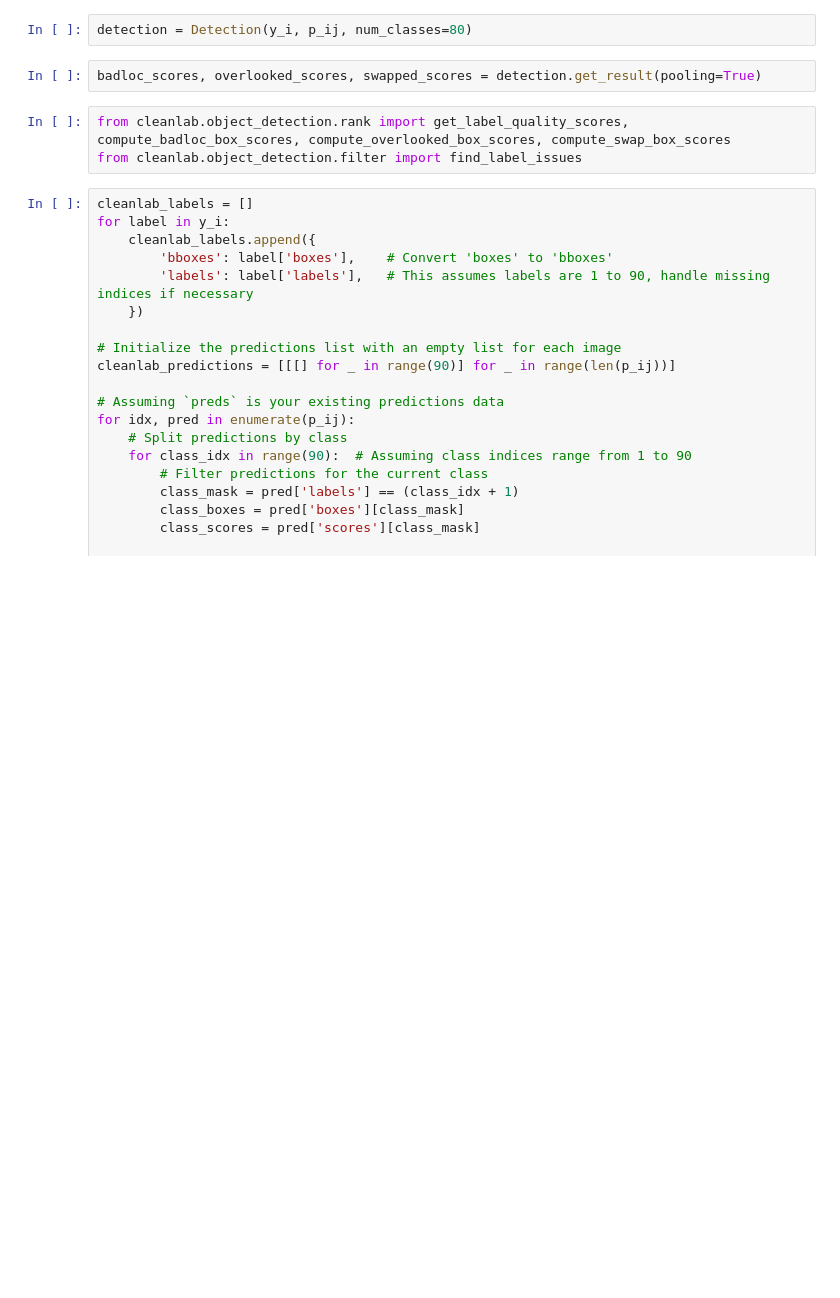
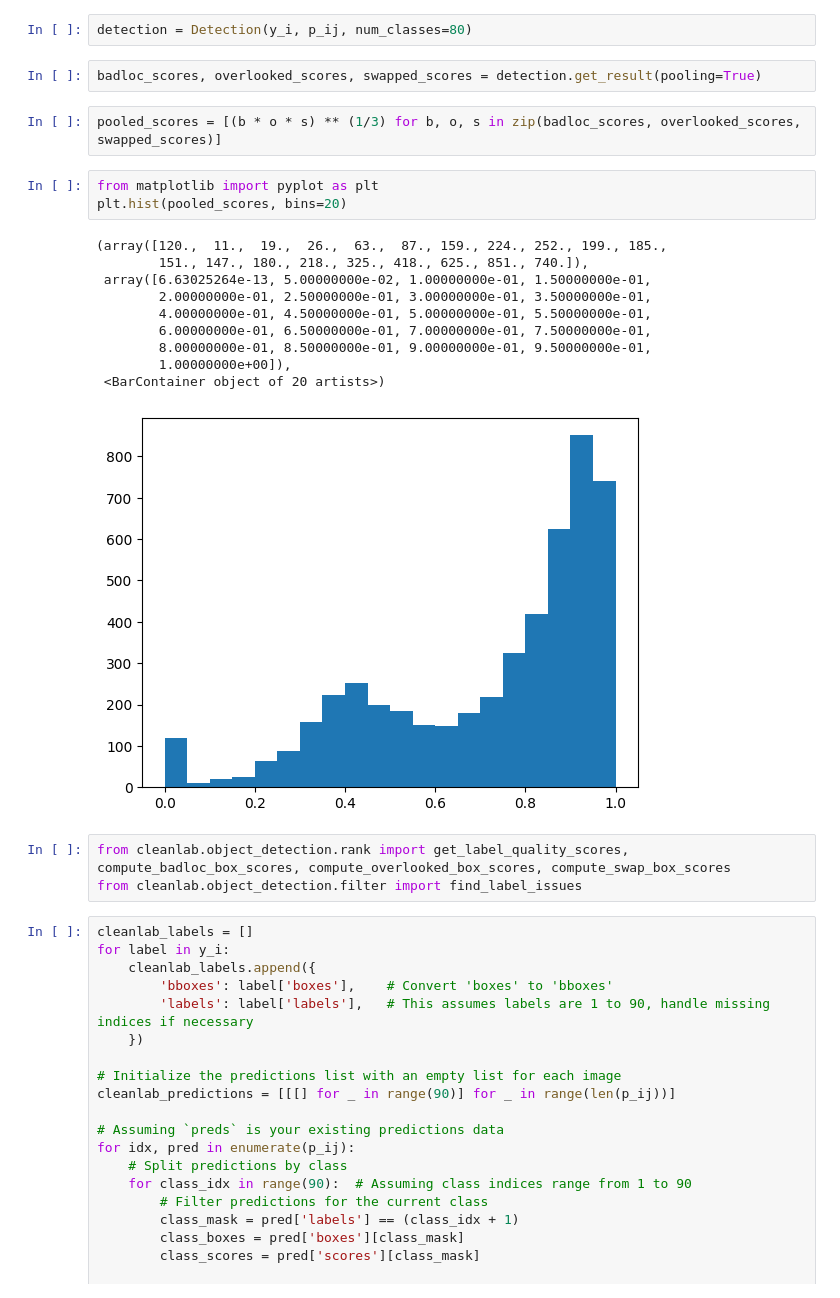
Before and after one commit to crazyboy9103/confident-learning, a Jupyter notebook: src/conflearn/implement.ipynb, the cells around one changed output. Cells and saved outputs as stored; diff of their text form; blank space fills up the shorter version.

```diff
--- a/src/conflearn/implement.ipynb
+++ b/src/conflearn/implement.ipynb
@@ -441,6 +452,22 @@ from cleanlab.object_detection.rank import _get_dist_matrix, _get_overlap_matrix
 detection = Detection(y_i, p_ij, num_classes=80)
 # %%
 badloc_scores, overlooked_scores, swapped_scores = detection.get_result(pooling=True)
+# %%
+pooled_scores = [(b * o * s) ** (1/3) for b, o, s in zip(badloc_scores, overlooked_scores, swapped_scores)]
+# %%
+from matplotlib import pyplot as plt
+plt.hist(pooled_scores, bins=20)
+# %% [output]
+(array([120.,  11.,  19.,  26.,  63.,  87., 159., 224., 252., 199., 185.,
+        151., 147., 180., 218., 325., 418., 625., 851., 740.]),
+ array([6.63025264e-13, 5.00000000e-02, 1.00000000e-01, 1.50000000e-01,
+        2.00000000e-01, 2.50000000e-01, 3.00000000e-01, 3.50000000e-01,
+        4.00000000e-01, 4.50000000e-01, 5.00000000e-01, 5.50000000e-01,
+        6.00000000e-01, 6.50000000e-01, 7.00000000e-01, 7.50000000e-01,
+        8.00000000e-01, 8.50000000e-01, 9.00000000e-01, 9.50000000e-01,
+        1.00000000e+00]),
+ <BarContainer object of 20 artists>)
+[figure, added]
 # %%
 from cleanlab.object_detection.rank import get_label_quality_scores, compute_badloc_box_scores, compute_overlooked_box_scores, compute_swap_box_scores
 from cleanlab.object_detection.filter import find_label_issues
```
Also changed, not shown: parts of 14 cells of this notebook, 5 other files.
